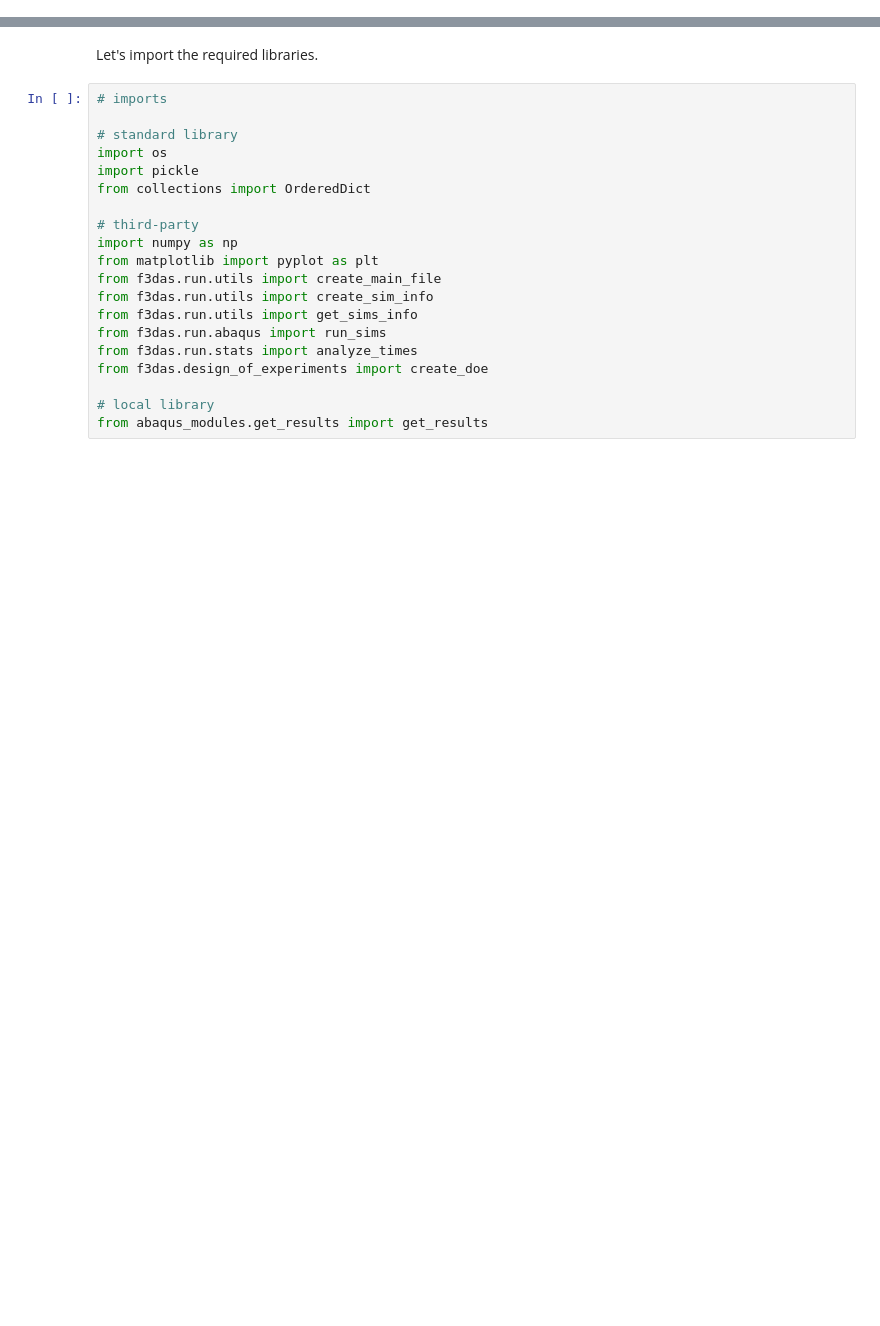
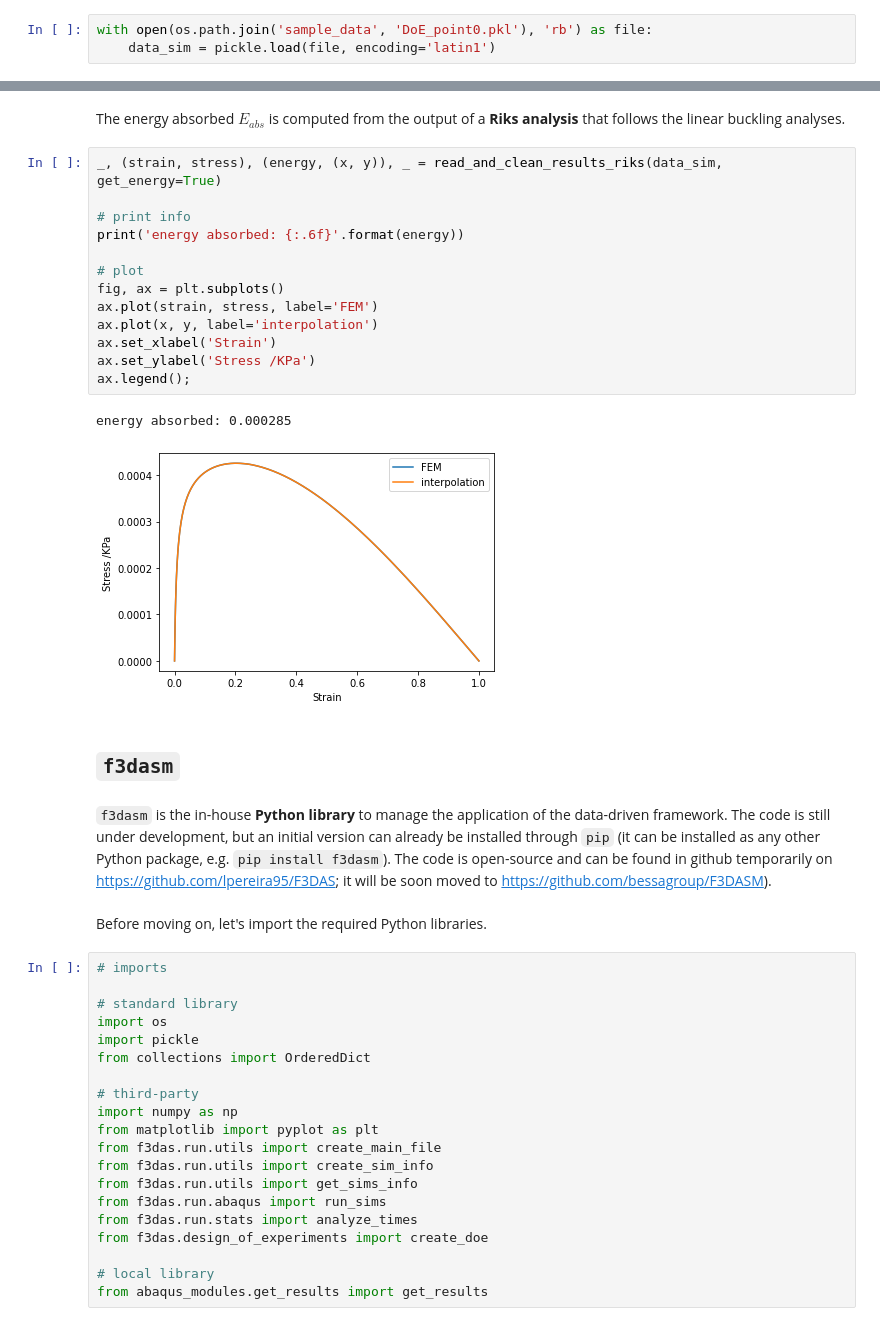
Before and after one commit to bessagroup/f3dasm, a Jupyter notebook: examples/supercompressible/example_supercompressible_fnc.ipynb, the cells around one changed output, grey strips where cells are left out. Drawn from its saved outputs; the diff is of its cells as text; blank space fills up the shorter version.

Commit message:
finished first version of the notebook for supercompressible with functions

```diff
--- a/examples/supercompressible/example_supercompressible_fnc.ipynb
+++ b/examples/supercompressible/example_supercompressible_fnc.ipynb
@@ -20,0 +67,3 @@ This notebook creates the **design of experiments** the metadata required to run
+# %%
+with open(os.path.join('sample_data', 'DoE_point0.pkl'), 'rb') as file:
+    data_sim = pickle.load(file, encoding='latin1')
@@ -21,5 +82,27 @@ This notebook creates the **design of experiments** the metadata required to run
+# %% [markdown]
+The energy absorbed $E_{abs}$ is computed from the output of a **Riks analysis** that follows the linear buckling analyses.
+# %%
+_, (strain, stress), (energy, (x, y)), _ = read_and_clean_results_riks(data_sim, get_energy=True)
+
+# print info
+print('energy absorbed: {:.6f}'.format(energy))
+
+# plot
+fig, ax = plt.subplots()
+ax.plot(strain, stress, label='FEM')
+ax.plot(x, y, label='interpolation')
+ax.set_xlabel('Strain')
+ax.set_ylabel('Stress /KPa')
+ax.legend();
+# %% [output]
+energy absorbed: 0.000285
+[figure, added]
+# %% [markdown]
+## `f3dasm`
+# %% [markdown]
+`f3dasm` is the in-house **Python library** to manage the application of the data-driven framework. The code is still under development, but an initial version can already be installed through `pip` (it can be installed as any other Python package, e.g. `pip install f3dasm`). The code is open-source and can be found in github temporarily on https://github.com/lpereira95/F3DAS; it will be soon moved to https://github.com/bessagroup/F3DASM).
 # %% [markdown]
-Let's import the required libraries.
+Before moving on, let's import the required Python libraries.
 # %%
 # imports
 
```
Also changed, not shown: parts of 50 cells of this notebook, 3 other files.
